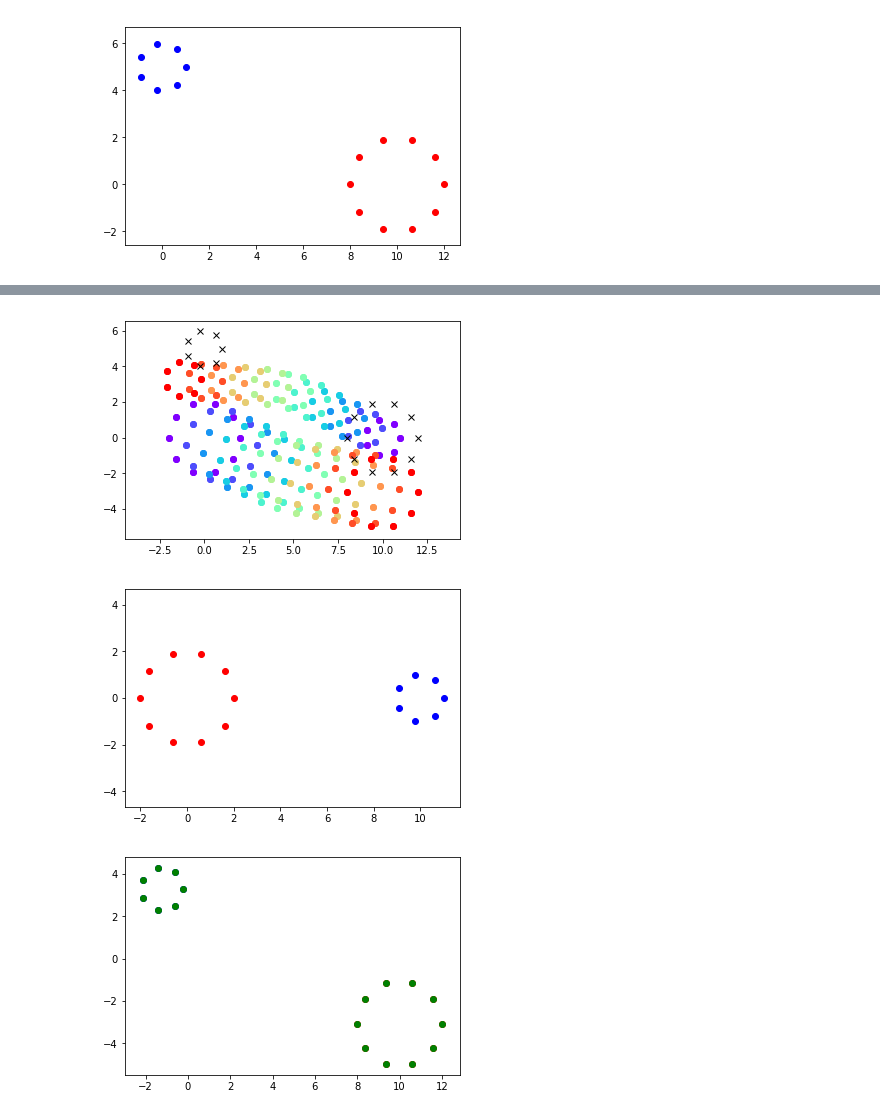
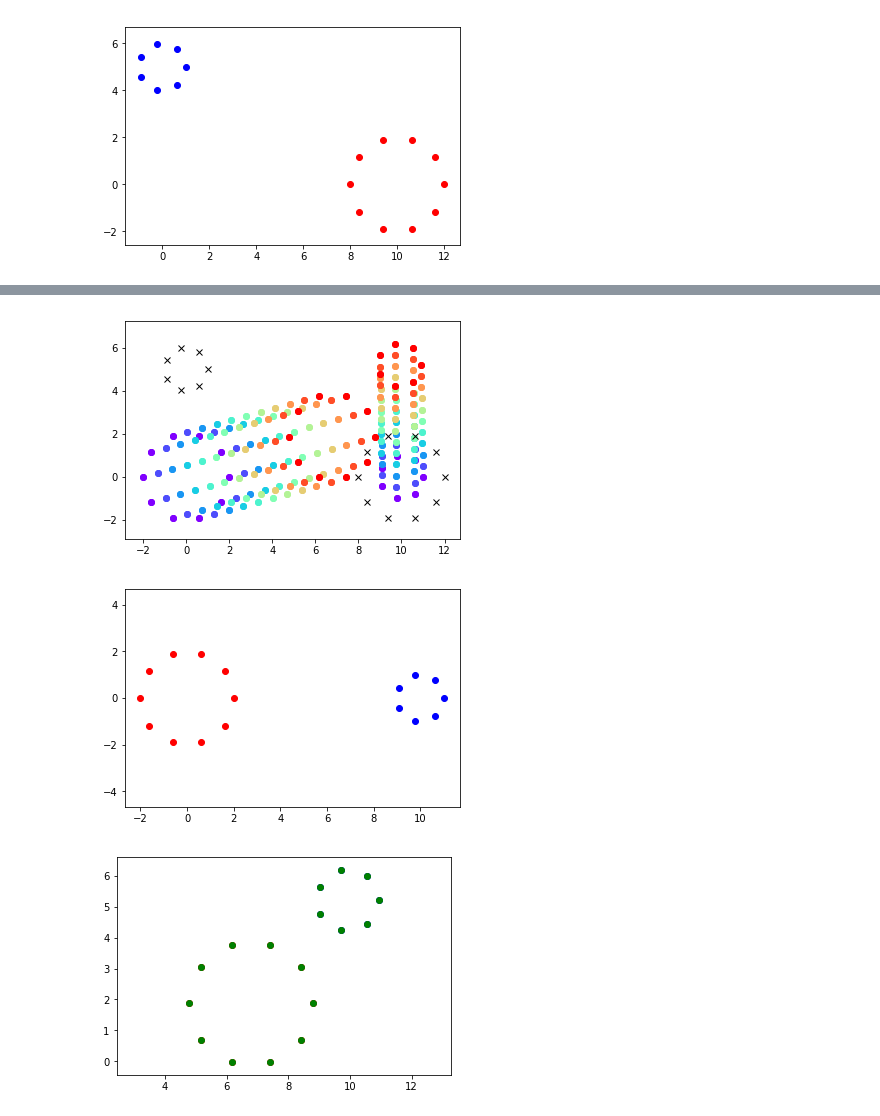
Before and after one commit to RosaKow/Masterthesis, a Jupyter notebook: defmod/Matching_Circles_globaltrans_graddesc.ipnby.ipynb, the cells around one changed output, grey strips where cells are left out. Drawn from its saved outputs; the diff is of its cells as text; code cells hidden in the pictures.

```diff
--- a/defmod/Matching_Circles_globaltrans_graddesc.ipnby.ipynb
+++ b/defmod/Matching_Circles_globaltrans_graddesc.ipnby.ipynb
@@ -54,14 +54,18 @@ plt.show()
 sigma1 = 20
 manifold1 = dm.manifold.Landmarks(dim, nb_pts1, gd=source[0].view(-1))
 trans1 = dm.deformationmodules.GlobalTranslation(manifold1, sigma1)
+trans1.fill_controls_zero()
 #trans1 = dm.deformationmodules.Translations(manifold1, sigma1)
+mod1 = dm.deformationmodules.CompoundModule([trans1])
 
 sigma2 = 20
 manifold2 = dm.manifold.Landmarks(dim, nb_pts2, gd=source[1].view(-1))
 trans2 = dm.deformationmodules.GlobalTranslation(manifold2, sigma2)
+trans2.fill_controls_zero()
 #trans2 = dm.deformationmodules.Translations(manifold2, sigma2)
+mod2 = dm.deformationmodules.CompoundModule([trans2])
 
-module_list = [trans1, trans2]
+module_list = [mod1, mod2]
 sigma_bg = 1.
 modules = dm.multishape.MultiShapeModule(module_list, sigma_bg)
 # %%
@@ -145,23 +141,24 @@ states, controls = dm.shooting.shoot_euler(H, it=10)
 # %%
 import matplotlib.cm as cm
 colors = cm.rainbow(np.linspace(0, 1, len(states)))
 
 plt.figure()
 for s,c in zip(states, colors):
-    plt.scatter(s.gd[0].view(-1,2)[:, 0].detach().numpy(), s.gd[0].view(-1,2)[:, 1].detach().numpy(), c=c)
-    plt.scatter(s.gd[1].view(-1,2)[:, 0].detach().numpy(), s.gd[1].view(-1,2)[:, 1].detach().numpy(), c=c)
-    plt.scatter(s.gd[2][0].view(-1,2)[:, 0].detach().numpy(), s.gd[2][0].view(-1,2)[:, 1].detach().numpy(), c=c)
-    plt.scatter(s.gd[2][1].view(-1,2)[:, 0].detach().numpy(), s.gd[2][1].view(-1,2)[:, 1].detach().numpy(), c=c)
+    plt.scatter(s.gd[0][0].view(-1,2)[:, 0].detach().numpy(), s.gd[0][0].view(-1,2)[:, 1].detach().numpy(), c=c)
+    plt.scatter(s.gd[1][0].view(-1,2)[:, 0].detach().numpy(), s.gd[1][0].view(-1,2)[:, 1].detach().numpy(), c=c)
+    plt.scatter(s.gd[2][0][0].view(-1,2)[:, 0].detach().numpy(), s.gd[2][0][0].view(-1,2)[:, 1].detach().numpy(), c=c)
+    plt.scatter(s.gd[2][1][0].view(-1,2)[:, 0].detach().numpy(), s.gd[2][1][0].view(-1,2)[:, 1].detach().numpy(), c=c)
 plt.plot(target[0][:, 0].detach().numpy(), target[0][:, 1].detach().numpy(), 'xk')
 plt.plot(target[1][:, 0].detach().numpy(), target[1][:, 1].detach().numpy(), 'xk')
 
 
 plt.axis('equal')
 plt.show()
 # %% [output]
-[figure, old version]
+[figure, new version]
 # %%
 plt.figure()
+gd0_list = [source[0], source[1]]
 plt.scatter(gd0_list[0].view(-1,2)[:, 0].detach().numpy(), gd0_list[0].view(-1,2)[:, 1].detach().numpy(), c='red')
 plt.scatter(gd0_list[1].view(-1,2)[:, 0].detach().numpy(), gd0_list[1].view(-1,2)[:, 1].detach().numpy(), c='blue')
 plt.axis('equal')
@@ -170,18 +167,18 @@ plt.axis('equal')
 gd_moved = EnergyFunctional.h.module.manifold.gd
 
 plt.figure()
-plt.scatter(gd_moved[0].view(-1,2)[:, 0].detach().numpy(), gd_moved[0].view(-1,2)[:, 1].detach().numpy(), c='red')
-plt.scatter(gd_moved[1].view(-1,2)[:, 0].detach().numpy(), gd_moved[1].view(-1,2)[:, 1].detach().numpy(), c='blue')
-plt.scatter(gd_moved[2][0].view(-1,2)[:, 0].detach().numpy(), gd_moved[2][0].view(-1,2)[:, 1].detach().numpy(), c='green')
+plt.scatter(gd_moved[0][0].view(-1,2)[:, 0].detach().numpy(), gd_moved[0][0].view(-1,2)[:, 1].detach().numpy(), c='red')
+plt.scatter(gd_moved[1][0].view(-1,2)[:, 0].detach().numpy(), gd_moved[1][0].view(-1,2)[:, 1].detach().numpy(), c='blue')
+plt.scatter(gd_moved[2][0][0].view(-1,2)[:, 0].detach().numpy(), gd_moved[2][0][0].view(-1,2)[:, 1].detach().numpy(), c='green')
 
-plt.scatter(gd_moved[2][1].view(-1,2)[:, 0].detach().numpy(), gd_moved[2][1].view(-1,2)[:, 1].detach().numpy(), c='green')
+plt.scatter(gd_moved[2][1][0].view(-1,2)[:, 0].detach().numpy(), gd_moved[2][1][0].view(-1,2)[:, 1].detach().numpy(), c='green')
 
 plt.axis('equal')
 
 plt.show()
 # %% [output]
 [figure]
-[figure, old version]
+[figure, new version]
 # %%
 # Visualization of grid deformation for each submodule
 nx, ny = 30, 30
```
Also changed, not shown: parts of 5 cells of this notebook, 18 other files.
